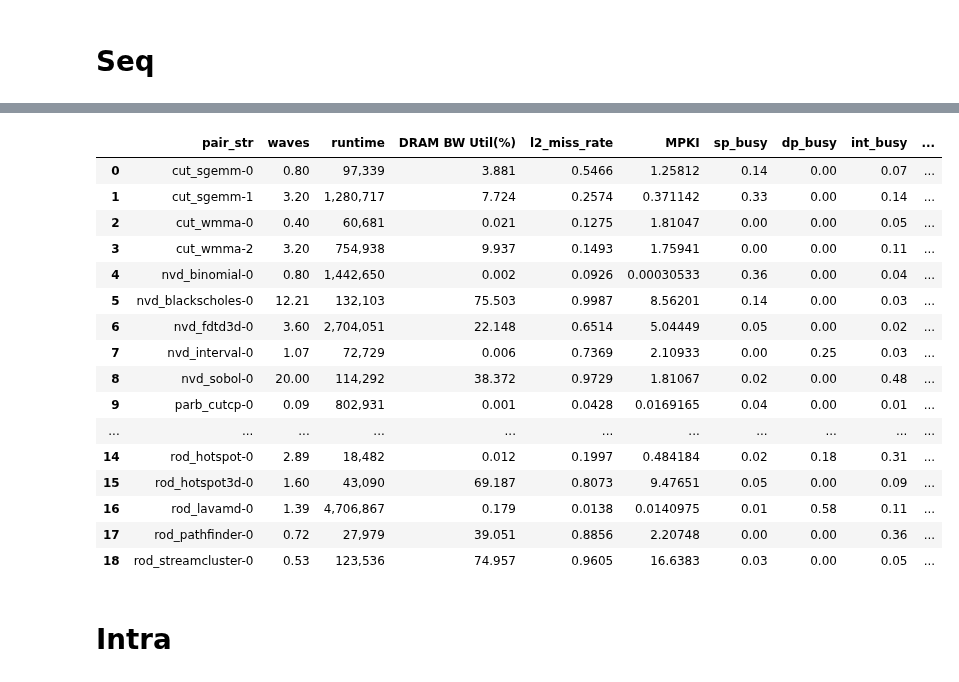
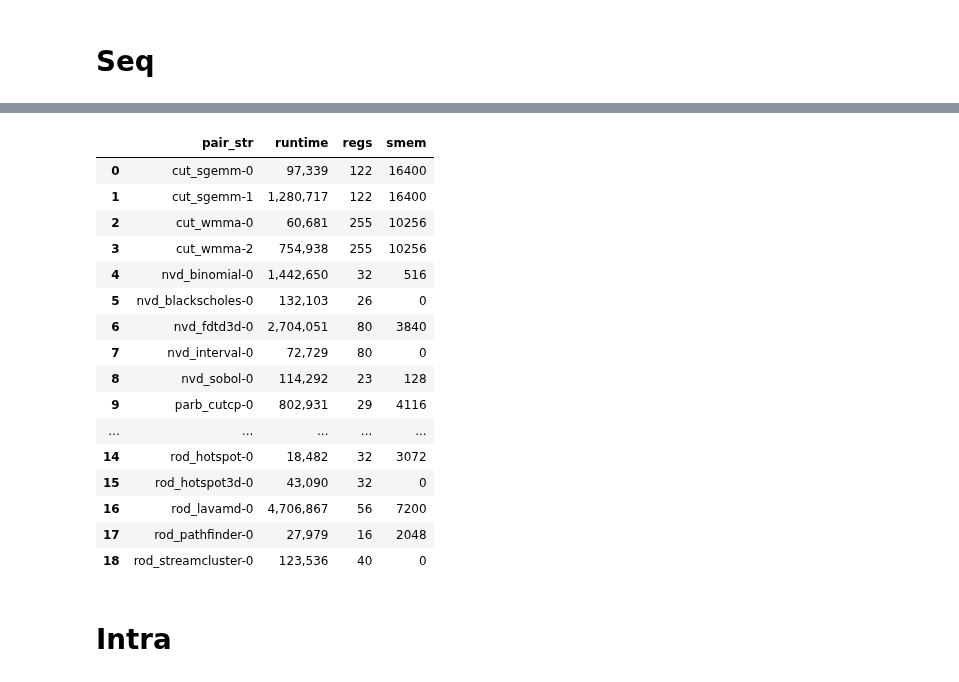
Before and after one commit to UofT-EcoSystem/GPU-Virtualization-Benchmarks, a Jupyter notebook: util/data/notebooks/View_Isolation.ipynb, the cells around one changed output, grey strips where cells are left out. Cells and saved outputs as stored; diff of their text form; code cells hidden in the pictures.

```diff
--- a/util/data/notebooks/View_Isolation.ipynb
+++ b/util/data/notebooks/View_Isolation.ipynb
@@ -68,52 +65,50 @@ Index(['pair_str', 'config', 'gpusim_version', 'jobId', 'tot_runtime',
 df_seq['DRAM BW Util(%)'] = df_seq['avg_dram_bw'] * 100
 # %%
 col_seq = ['pair_str',
-           'waves',
-           'runtime', #'instructions',
-#            'ipc',
-           'DRAM BW Util(%)',
-           'l2_miss_rate',
-           'MPKI',
-#            'l2_bw',
-#            'avg_core_to_l2',
-           'sp_busy', 'dp_busy', 'int_busy', 'tensor_busy', 'sfu_busy',
-           'not_selected_cycles'
+#            'waves',
+           'runtime',
+#            'DRAM BW Util(%)',
+#            'l2_miss_rate',
+#            'MPKI',
+#            'sp_busy', 'dp_busy', 'int_busy', 'tensor_busy', 'sfu_busy',
+#            'not_selected_cycles',
+           'regs', 'smem'
           ]
 df_seq.sort_values('pair_str', inplace=True)
 df_seq.reset_index(inplace=True, drop=True)
 draw_table(df_seq, col_seq, False).format(
     {'avg_dram_bw':'{:.4f}',
      'ratio_dram_bw': '{:.2f}',
      'DRAM BW Util(%)': '{:.3f}',
      'sp_busy': '{:.2f}',
      'dp_busy': '{:.2f}',
      'int_busy': '{:.2f}',
      'tensor_busy': '{:.2f}',
      'sfu_busy': '{:.2f}',
      'waves': '{:.2f}',
      'l2_total_accesses': '{:,}',
      'l2_access_density': '{:.1f}',
      'instructions': '{:,}',
      'runtime': '{:,}',
     })
 # %% [output]
-|  | pair_str | waves | runtime | DRAM BW Util(%) | l2_miss_rate | MPKI | sp_busy | dp_busy | int_busy | ... |
-| 0 | cut_sgemm-0 | 0.80 | 97,339 | 3.881 | 0.5466 | 1.25812 | 0.14 | 0.00 | 0.07 | ... |
-| 1 | cut_sgemm-1 | 3.20 | 1,280,717 | 7.724 | 0.2574 | 0.371142 | 0.33 | 0.00 | 0.14 | ... |
-| 2 | cut_wmma-0 | 0.40 | 60,681 | 0.021 | 0.1275 | 1.81047 | 0.00 | 0.00 | 0.05 | ... |
-| 3 | cut_wmma-2 | 3.20 | 754,938 | 9.937 | 0.1493 | 1.75941 | 0.00 | 0.00 | 0.11 | ... |
-| 4 | nvd_binomial-0 | 0.80 | 1,442,650 | 0.002 | 0.0926 | 0.00030533 | 0.36 | 0.00 | 0.04 | ... |
-| 5 | nvd_blackscholes-0 | 12.21 | 132,103 | 75.503 | 0.9987 | 8.56201 | 0.14 | 0.00 | 0.03 | ... |
-| 6 | nvd_fdtd3d-0 | 3.60 | 2,704,051 | 22.148 | 0.6514 | 5.04449 | 0.05 | 0.00 | 0.02 | ... |
-| 7 | nvd_interval-0 | 1.07 | 72,729 | 0.006 | 0.7369 | 2.10933 | 0.00 | 0.25 | 0.03 | ... |
-| 8 | nvd_sobol-0 | 20.00 | 114,292 | 38.372 | 0.9729 | 1.81067 | 0.02 | 0.00 | 0.48 | ... |
-| 9 | parb_cutcp-0 | 0.09 | 802,931 | 0.001 | 0.0428 | 0.0169165 | 0.04 | 0.00 | 0.01 | ... |
-| ... | ... | ... | ... | ... | ... | ... | ... | ... | ... | ... |
-| 14 | rod_hotspot-0 | 2.89 | 18,482 | 0.012 | 0.1997 | 0.484184 | 0.02 | 0.18 | 0.31 | ... |
-| 15 | rod_hotspot3d-0 | 1.60 | 43,090 | 69.187 | 0.8073 | 9.47651 | 0.05 | 0.00 | 0.09 | ... |
-| 16 | rod_lavamd-0 | 1.39 | 4,706,867 | 0.179 | 0.0138 | 0.0140975 | 0.01 | 0.58 | 0.11 | ... |
-| 17 | rod_pathfinder-0 | 0.72 | 27,979 | 39.051 | 0.8856 | 2.20748 | 0.00 | 0.00 | 0.36 | ... |
-| 18 | rod_streamcluster-0 | 0.53 | 123,536 | 74.957 | 0.9605 | 16.6383 | 0.03 | 0.00 | 0.05 | ... |
+|  | pair_str | runtime | regs | smem |
+| 0 | cut_sgemm-0 | 97,339 | 122 | 16400 |
+| 1 | cut_sgemm-1 | 1,280,717 | 122 | 16400 |
+| 2 | cut_wmma-0 | 60,681 | 255 | 10256 |
+| 3 | cut_wmma-2 | 754,938 | 255 | 10256 |
+| 4 | nvd_binomial-0 | 1,442,650 | 32 | 516 |
+| 5 | nvd_blackscholes-0 | 132,103 | 26 | 0 |
+| 6 | nvd_fdtd3d-0 | 2,704,051 | 80 | 3840 |
+| 7 | nvd_interval-0 | 72,729 | 80 | 0 |
+| 8 | nvd_sobol-0 | 114,292 | 23 | 128 |
+| 9 | parb_cutcp-0 | 802,931 | 29 | 4116 |
+| ... | ... | ... | ... | ... |
+| 14 | rod_hotspot-0 | 18,482 | 32 | 3072 |
+| 15 | rod_hotspot3d-0 | 43,090 | 32 | 0 |
+| 16 | rod_lavamd-0 | 4,706,867 | 56 | 7200 |
+| 17 | rod_pathfinder-0 | 27,979 | 16 | 2048 |
+| 18 | rod_streamcluster-0 | 123,536 | 40 | 0 |
 # %%
 df_seq.to_latex(index=False, float_format="%.2f", columns=col_seq, bold_rows=True,
                 buf=os.path.join(HOME, 'data/latex/workloads.tex'))
```
Also changed, not shown: parts of 4 cells of this notebook, 12 other files.
